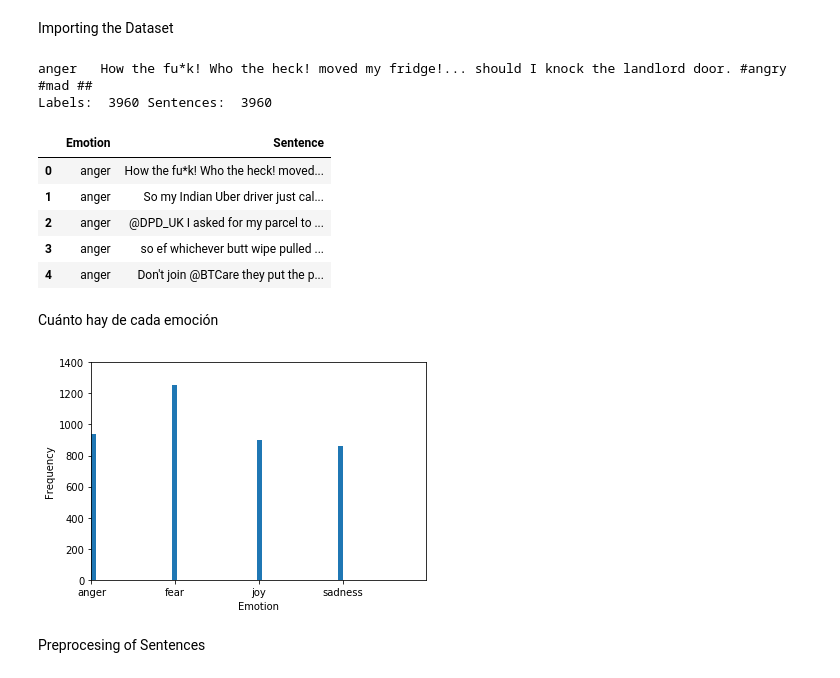
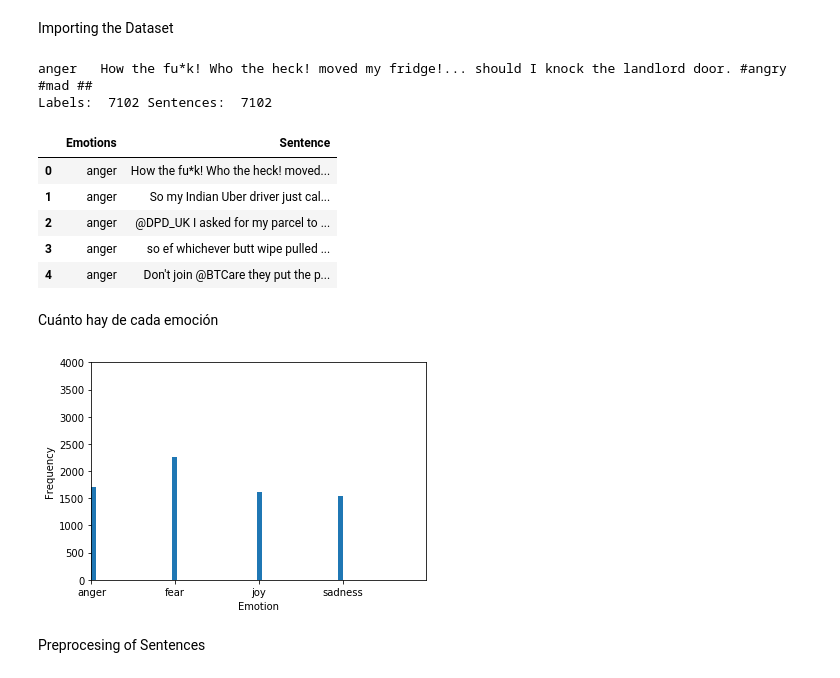
Before and after one commit to Danielafe7GitHub/Composing_RNN, a Jupyter notebook: DatasetTwiterRNN.ipynb, the cells around one changed output. Drawn from its saved outputs; the diff is of its cells as text; code cells hidden in the pictures.

```diff
--- a/DatasetTwiterRNN.ipynb
+++ b/DatasetTwiterRNN.ipynb
@@ -61,6 +63,7 @@ def extract(dataset):
         if not re.match(neutro, linea):
             #print("** ",linea)
             linea = linea.split("**@**")
+            #print(len(linea))
             #Obtaining the emocion
             emotion.append(linea[2])
             sentences.append(linea[1])
@@ -68,12 +71,12 @@ def extract(dataset):
     f.close()
     return sentences,emotion
 
-dataset = "TwitterDataset/Train/train_valid.txt"
+dataset = "TwitterDataset/Train/train_valid_test.txt"
 sentences,emotions = extract(dataset)
 print(emotions[0]," ",sentences[0])
 print("Labels: ",len(emotions), "Sentences: ",len(sentences))
 # %% [output]
 anger   How the fu*k! Who the heck! moved my fridge!... should I knock the landlord door. #angry #mad ##
-Labels:  3960 Sentences:  3960
+Labels:  7102 Sentences:  7102
 # %%
 import csv
@@ -83,10 +86,10 @@ with open('TwitterDataset/Train/train_valid.csv', mode='w', encoding='utf-8') as
     for i in range(0,len(emotions)):
         emo_writer.writerow([emotions[i],sentences[i]])
 # %%
-train = pd.read_csv("TwitterDataset/Train/train_valid.csv", delimiter=",")
+train = pd.read_csv("TwitterDataset/Train/train__test_valid.csv", delimiter=",")
 train.head()
 # %% [output]
-|  | Emotion | Sentence |
+|  | Emotions | Sentence |
 | 0 | anger | How the fu*k! Who the heck! moved... |
 | 1 | anger | So my Indian Uber driver just cal... |
 | 2 | anger | @DPD_UK I asked for my parcel to ... |
@@ -97,17 +100,17 @@ Cuánto hay de cada emoción
 # %%
 import matplotlib.pyplot as plt
 import collections
 %matplotlib inline
 def histograma(emotion):
     #print(emotion)
     plt.hist(emotion, 50)
     plt.xlabel('Emotion')
     plt.ylabel('Frequency')
-    plt.axis([0, 4, 0, 1400])
+    plt.axis([0, 4, 0, 4000])
     plt.show()
 histograma(emotions)
 # %% [output]
-[figure, old version]
+[figure, new version]
 # %% [markdown]
 Preprocesing of Sentences
 # %%
```
Also changed, not shown: parts of 20 cells of this notebook, 3 other files.
